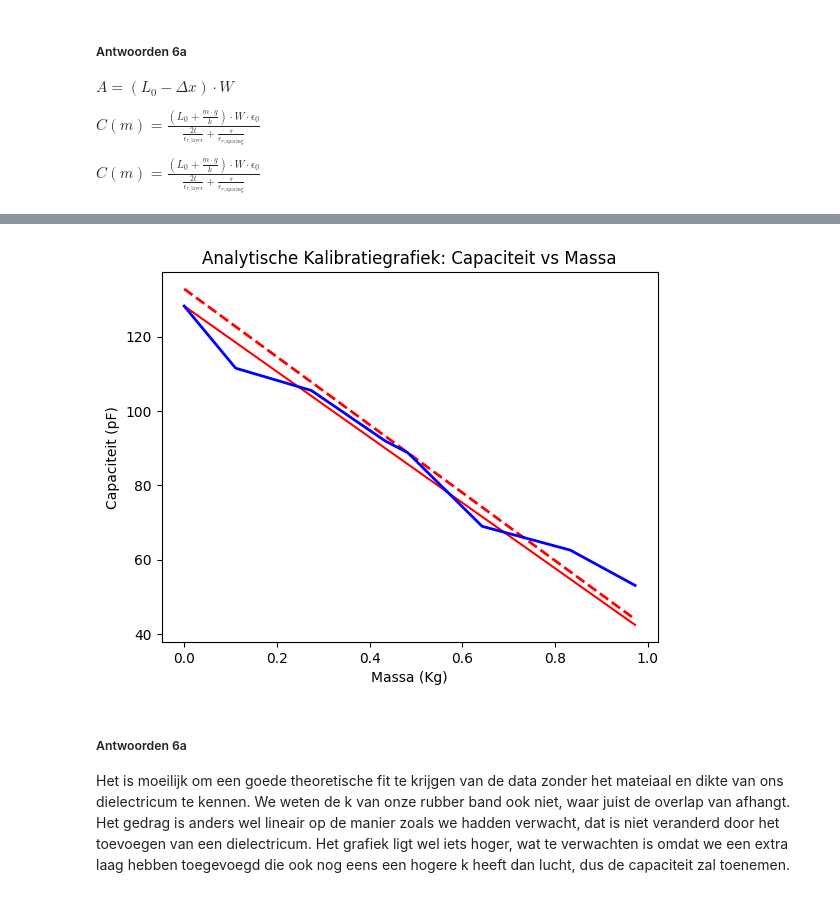
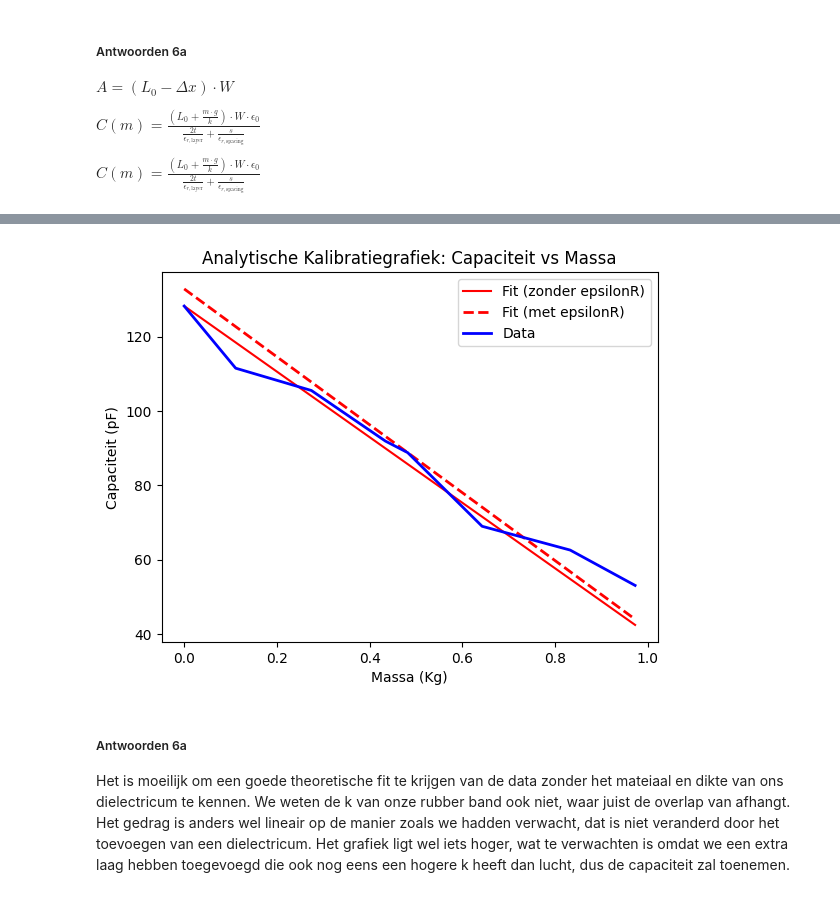
Before and after one commit to BobVill/opdrachten-DEF-D, a Jupyter notebook: DigitaleOntwerpopdrachten/1CondensatorOpdracht/CondensatorOntwerpopdracht.ipynb, the cells around one changed output, grey strips where cells are left out. Cells and saved outputs as stored; diff of their text form; code cells hidden in the pictures.

```diff
--- a/DigitaleOntwerpopdrachten/1CondensatorOpdracht/CondensatorOntwerpopdracht.ipynb
+++ b/DigitaleOntwerpopdrachten/1CondensatorOpdracht/CondensatorOntwerpopdracht.ipynb
@@ -923,37 +923,38 @@ eps_r_spacing = 1.0    # Relatieve permittiviteit lucht = 1.0
 
 
 def bereken_capaciteit(m, k=k_mean, L0=0.1, W=0.1):
 
     delta_x = (m * g) / k
 
     #nieuwe overlap lengte (L)
     #np.maximum om te voorkomen dat de overlap negatief wordt als de massa te zwaar is
     L = np.maximum(L0 - delta_x, 0)
 
     #noemer van de breuk uit formule
     noemer = (2 * t / eps_r_layer) + (s / eps_r_spacing)
 
     #capaciteit berekenen
     C = (L * W * epsilon_0) / noemer
 
     return C
 
 massa_array = np.linspace(0, 0.3, 100)
 
 # Bereken
 capaciteit_array = bereken_capaciteit(M_meting2)
 
 ### Maak hier je plot
-plt.plot(M_meting2, C_theorie*1e12, 'r')
+plt.plot(M_meting2, C_theorie*1e12, 'r', label='Fit (zonder epsilonR)')
 
-plt.plot(M_meting2, capaciteit_array* 1e12,'r--', linewidth=2)
-plt.plot(M_meting2, C_meting2, color='blue', linewidth=2)
+plt.plot(M_meting2, capaciteit_array* 1e12,'r--', linewidth=2, label='Fit (met epsilonR)')
+plt.plot(M_meting2, C_meting2, color='blue', linewidth=2, label='Data')
 plt.title('Analytische Kalibratiegrafiek: Capaciteit vs Massa')
 plt.xlabel('Massa (Kg)')
 plt.ylabel('Capaciteit (pF)')
+plt.legend()
 plt.show()
 # %% [output]
-[figure, old version]
+[figure, new version]
 # %% [markdown]
 ##### Antwoorden 6a
 
```
Also changed, not shown: parts of 2 cells of this notebook.
